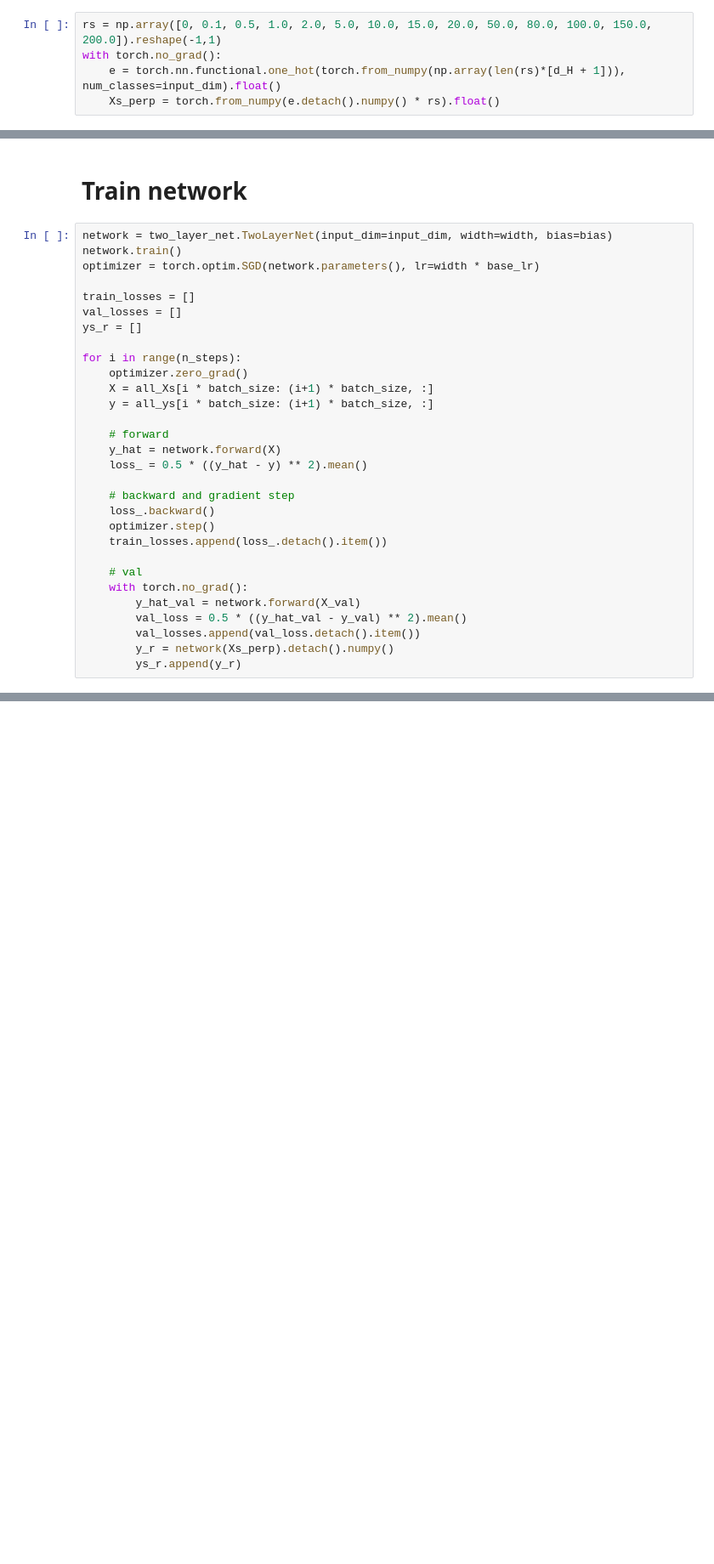
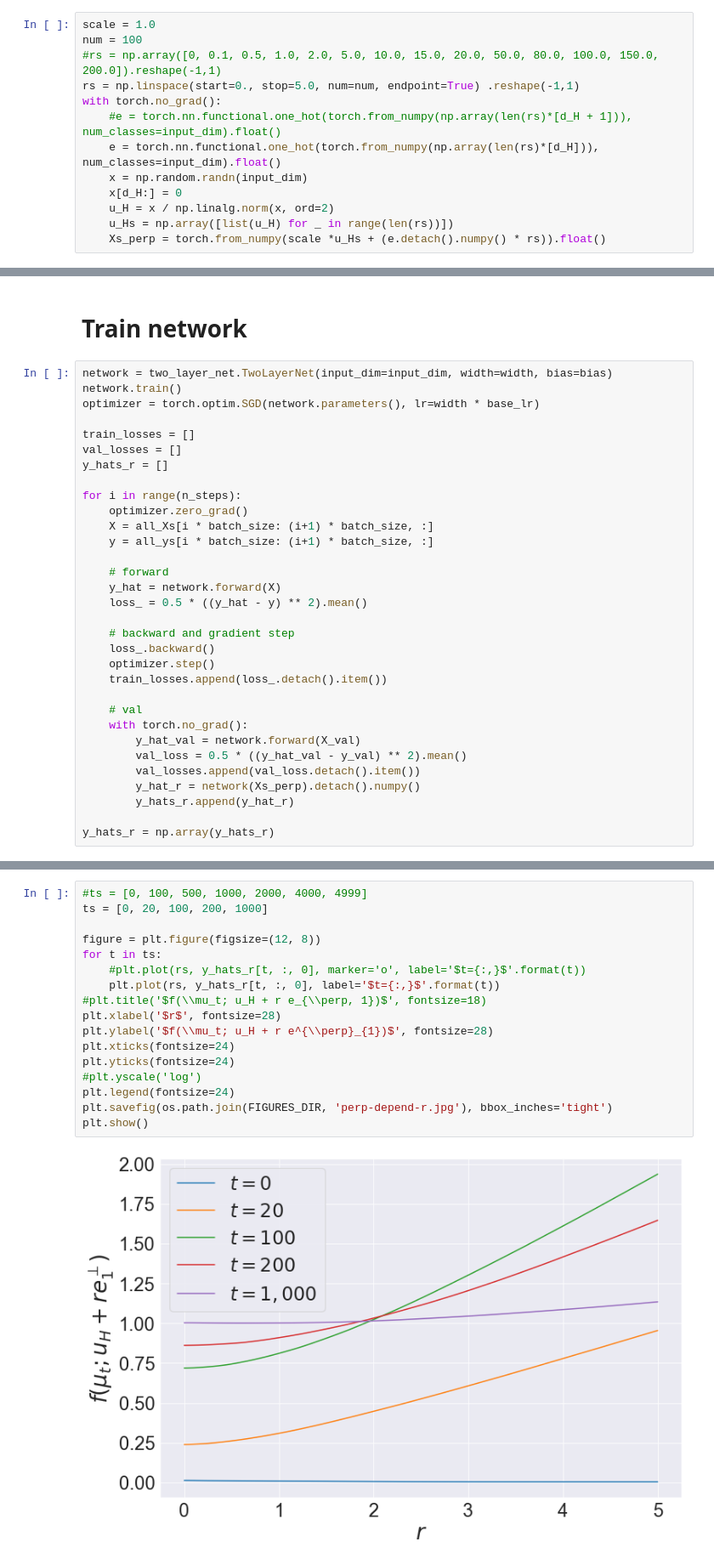
Before and after one commit to karl-hajjar/learning-structure, a Jupyter notebook: learning-structure/notebooks/orthogonal-dependence.ipynb, the cells around one changed output, grey strips where cells are left out. Shown at 85% size. Drawn from its saved outputs; the diff is of its cells as text; blank space fills up the shorter version.

```diff
--- a/learning-structure/notebooks/orthogonal-dependence.ipynb
+++ b/learning-structure/notebooks/orthogonal-dependence.ipynb
@@ -66,8 +66,16 @@ print(all_ys.shape)
 # %% [output]
 torch.Size([500, 1])
 torch.Size([1280000, 1])
-# %%
-rs = np.array([0, 0.1, 0.5, 1.0, 2.0, 5.0, 10.0, 15.0, 20.0, 50.0, 80.0, 100.0, 150.0, 200.0]).reshape(-1,1)
-with torch.no_grad():
-    e = torch.nn.functional.one_hot(torch.from_numpy(np.array(len(rs)*[d_H + 1])), num_classes=input_dim).float()
-    Xs_perp = torch.from_numpy(e.detach().numpy() * rs).float()
+# %%
+scale = 1.0
+num = 100
+#rs = np.array([0, 0.1, 0.5, 1.0, 2.0, 5.0, 10.0, 15.0, 20.0, 50.0, 80.0, 100.0, 150.0, 200.0]).reshape(-1,1)
+rs = np.linspace(start=0., stop=5.0, num=num, endpoint=True) .reshape(-1,1)
+with torch.no_grad():
+    #e = torch.nn.functional.one_hot(torch.from_numpy(np.array(len(rs)*[d_H + 1])), num_classes=input_dim).float()
+    e = torch.nn.functional.one_hot(torch.from_numpy(np.array(len(rs)*[d_H])), num_classes=input_dim).float()
+    x = np.random.randn(input_dim)
+    x[d_H:] = 0
+    u_H = x / np.linalg.norm(x, ord=2)
+    u_Hs = np.array([list(u_H) for _ in range(len(rs))])
+    Xs_perp = torch.from_numpy(scale *u_Hs + (e.detach().numpy() * rs)).float()
@@ -80,7 +98,7 @@ optimizer = torch.optim.SGD(network.parameters(), lr=width * base_lr)
 
 train_losses = []
 val_losses = []
-ys_r = []
+y_hats_r = []
 
 for i in range(n_steps):
     optimizer.zero_grad()
@@ -101,8 +119,10 @@ for i in range(n_steps):
         y_hat_val = network.forward(X_val)
         val_loss = 0.5 * ((y_hat_val - y_val) ** 2).mean()
         val_losses.append(val_loss.detach().item())
-        y_r = network(Xs_perp).detach().numpy()
-        ys_r.append(y_r)
+        y_hat_r = network(Xs_perp).detach().numpy()
+        y_hats_r.append(y_hat_r)
+
+y_hats_r = np.array(y_hats_r)
 # %%
 figure = plt.figure(figsize=(12, 6))
 plt.plot(np.arange(len(train_losses)), train_losses)
@@ -118,3 +138,22 @@ plt.show()
 # %% [output]
 [figure]
 [figure]
+# %%
+#ts = [0, 100, 500, 1000, 2000, 4000, 4999]
+ts = [0, 20, 100, 200, 1000]
+
+figure = plt.figure(figsize=(12, 8))
+for t in ts:
+    #plt.plot(rs, y_hats_r[t, :, 0], marker='o', label='$t={:,}$'.format(t))
+    plt.plot(rs, y_hats_r[t, :, 0], label='$t={:,}$'.format(t))
+#plt.title('$f(\\mu_t; u_H + r e_{\\perp, 1})$', fontsize=18)
+plt.xlabel('$r$', fontsize=28)
+plt.ylabel('$f(\\mu_t; u_H + r e^{\\perp}_{1})$', fontsize=28)
+plt.xticks(fontsize=24)
+plt.yticks(fontsize=24)
+#plt.yscale('log')
+plt.legend(fontsize=24)
+plt.savefig(os.path.join(FIGURES_DIR, 'perp-depend-r.jpg'), bbox_inches='tight')
+plt.show()
+# %% [output]
+[figure, added]
```
Also changed, not shown: parts of 3 cells of this notebook, 3 other files.
